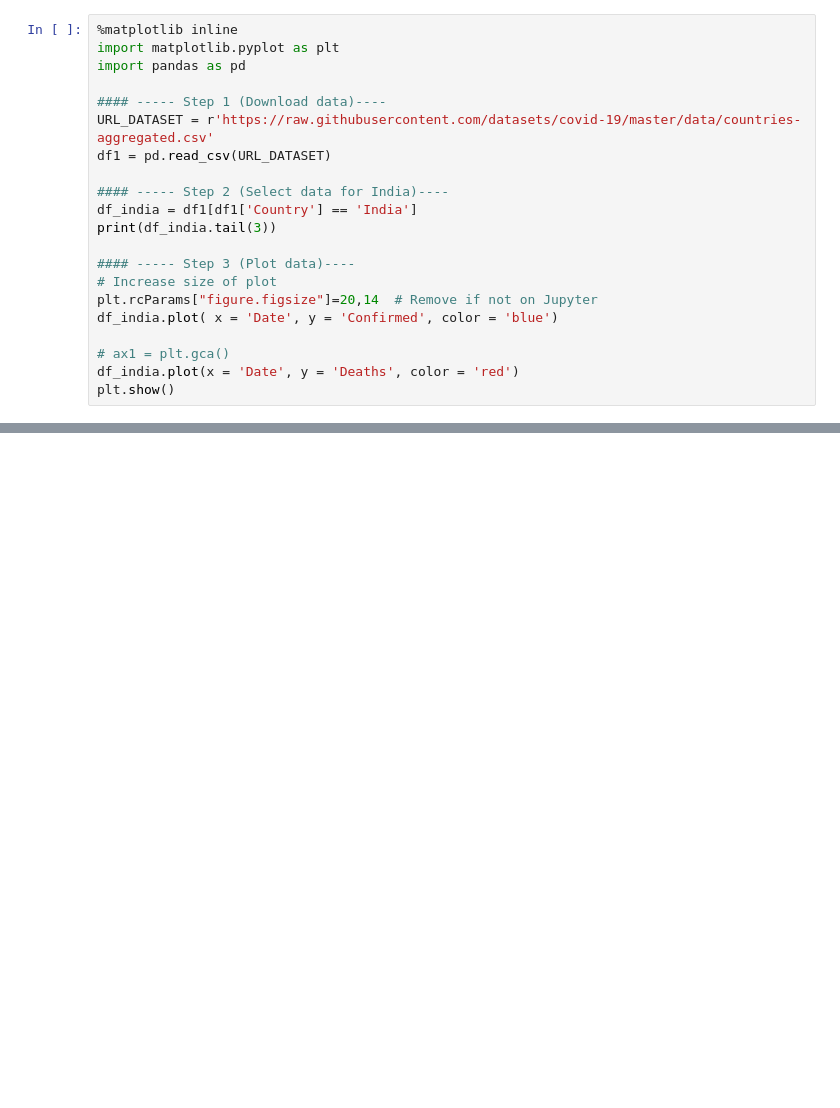
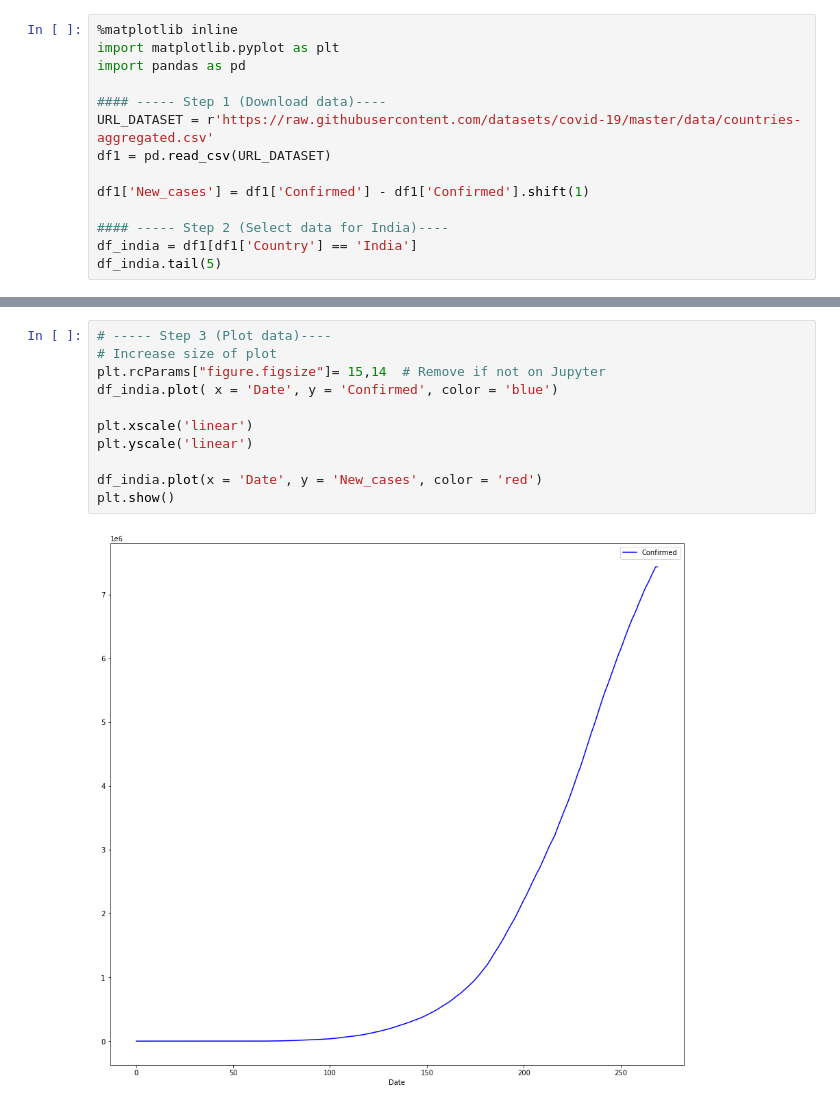
Before and after one commit to shashanksingh/blog_redux, a Jupyter notebook: _notebooks/2020-09-20-covid-impact.ipynb, the cells around one changed output, grey strips where cells are left out. Saved outputs shown, nothing was run; the diff lists cells and outputs as text; blank space fills up the shorter version.

```diff
--- a/_notebooks/2020-09-20-covid-impact.ipynb
+++ b/_notebooks/2020-09-20-covid-impact.ipynb
@@ -37,16 +37,9 @@ import pandas as pd
 URL_DATASET = r'https://raw.githubusercontent.com/datasets/covid-19/master/data/countries-aggregated.csv'
 df1 = pd.read_csv(URL_DATASET)
 
+df1['New_cases'] = df1['Confirmed'] - df1['Confirmed'].shift(1)
+
 #### ----- Step 2 (Select data for India)----
 df_india = df1[df1['Country'] == 'India']
-print(df_india.tail(3))
-
-#### ----- Step 3 (Plot data)----
-# Increase size of plot
-plt.rcParams["figure.figsize"]=20,14  # Remove if not on Jupyter
-df_india.plot( x = 'Date', y = 'Confirmed', color = 'blue')
-
-# ax1 = plt.gca()
-df_india.plot(x = 'Date', y = 'Deaths', color = 'red')
-plt.show()
+df_india.tail(5)
 # %% [output]
@@ -58,0 +52,13 @@ plt.show()
+# %%
+# ----- Step 3 (Plot data)----
+# Increase size of plot
+plt.rcParams["figure.figsize"]= 15,14  # Remove if not on Jupyter
+df_india.plot( x = 'Date', y = 'Confirmed', color = 'blue')
+
+plt.xscale('linear')
+plt.yscale('linear')
+
+df_india.plot(x = 'Date', y = 'New_cases', color = 'red')
+plt.show()
+# %% [output]
+[figure, added]
```
Also changed, not shown: parts of 4 cells of this notebook, 3 other files.
